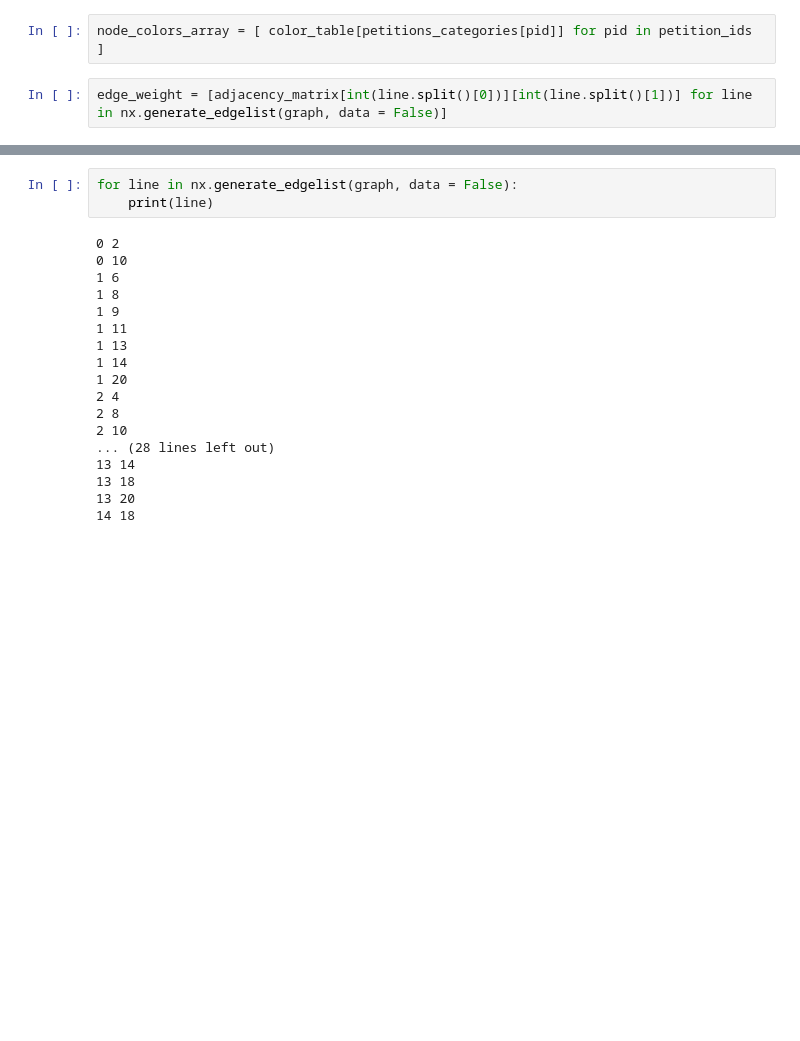
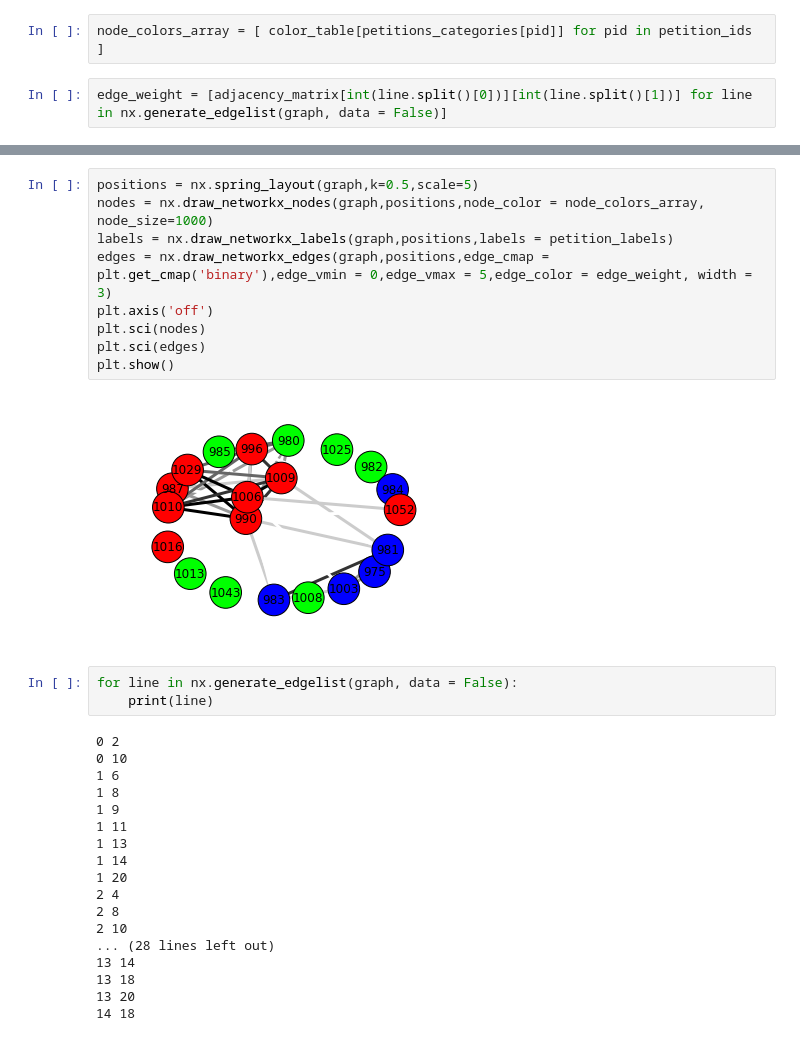
Before and after one commit to cathy2cool/data_analysis_sandbox, a Jupyter notebook: notebooks/Accummulated_Confidence .ipynb, the cells around one changed output, grey strips where cells are left out. Saved outputs shown, nothing was run; the diff lists cells and outputs as text; blank space fills up the shorter version.

Commit message:
Expanded draw function into components.
In order to gain fine control over the parameters of the plot.
Including, springs separation, node size.

```diff
--- a/notebooks/Accummulated_Confidence .ipynb
+++ b/notebooks/Accummulated_Confidence .ipynb
@@ -80,3 +80,14 @@ nx.draw_spring(graph, labels = petition_labels,node_color = node_colors_array,ed
+# %%
+positions = nx.spring_layout(graph,k=0.5,scale=5)
+nodes = nx.draw_networkx_nodes(graph,positions,node_color = node_colors_array, node_size=1000)
+labels = nx.draw_networkx_labels(graph,positions,labels = petition_labels)
+edges = nx.draw_networkx_edges(graph,positions,edge_cmap = plt.get_cmap('binary'),edge_vmin = 0,edge_vmax = 5,edge_color = edge_weight, width = 3)
+plt.axis('off')
+plt.sci(nodes)
+plt.sci(edges)
+plt.show()
+# %% [output]
+[figure, added]
 # %%
 for line in nx.generate_edgelist(graph, data = False):
     print(line)
```
Also changed, not shown: parts of 1 cell of this notebook.
